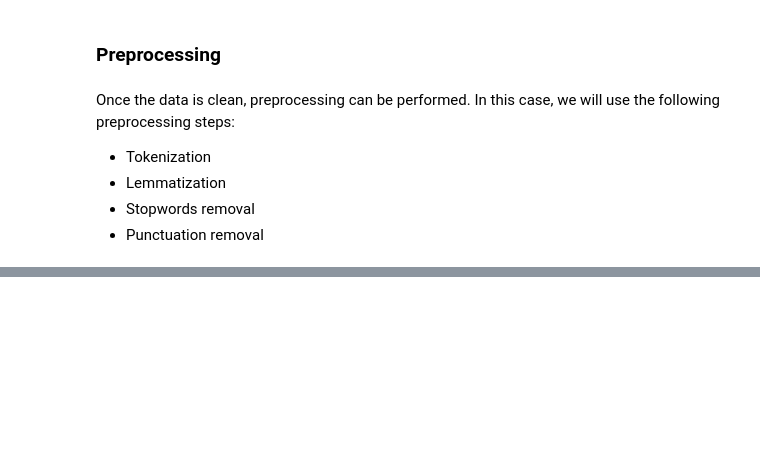
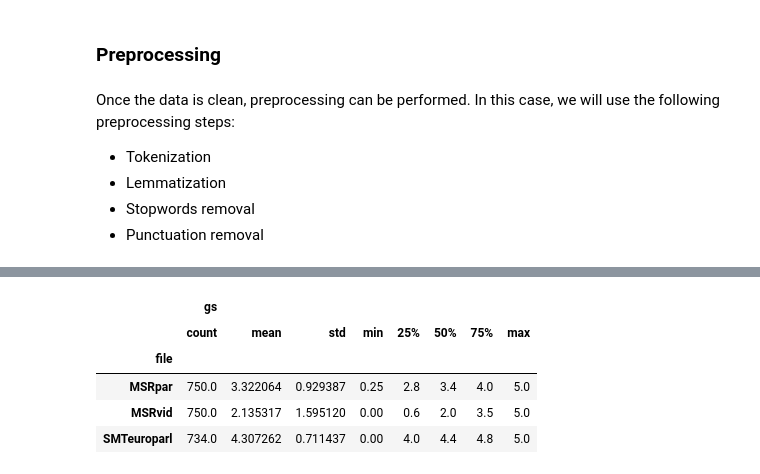
Before and after one commit to BecTome/NLP_SemanticTextualSimilarity, a Jupyter notebook: experiments/STSProject.ipynb, the cells around one changed output, grey strips where cells are left out. Saved outputs shown, nothing was run; the diff lists cells and outputs as text; code cells hidden in the pictures; blank space fills up the shorter version.

```diff
--- a/experiments/STSProject.ipynb
+++ b/experiments/STSProject.ipynb
@@ -164,0 +207,30 @@ Once the data is clean, preprocessing can be performed. In this case, we will us
+# %%
+def read_file(input_path, filename):
+    '''
+        Read the file and return a dataframe with the sentences and the gold standard
+    '''
+    dt = pd.read_csv(os.path.join(input_path, 'STS.input.' + filename + '.txt'),
+                        sep='\t|\\t', header=None, on_bad_lines='skip', engine='python')
+    dt['gs'] = pd.read_csv(os.path.join(input_path, 'STS.gs.' + filename + '.txt'),
+                            sep='\t|\\t',header=None, on_bad_lines='skip', engine='python')
+    dt.columns = ['sent1', 'sent2', 'gs']
+    return dt
+
+
+def load_data(input_path, ls_files):
+    '''
+    Load the data from the files
+
+    If no files are specified, the initialization files are used
+    '''
+
+    if ls_files is None:
+        ls_files = ls_files
+
+    data = pd.DataFrame()
+    for file in ls_files:
+        data_file = read_file(input_path, file)
+        data_file['file'] = file
+        data = pd.concat([data, data_file], axis=0, ignore_index=True)
+
+    return data
@@ -164,0 +280,9 @@ Once the data is clean, preprocessing can be performed. In this case, we will us
+# %%
+df_train.groupby('file').describe()
+# %% [output]
+|  | gs |  |  |  |  |  |  |  |
+|  | count | mean | std | min | 25% | 50% | 75% | max |
+| file |  |  |  |  |  |  |  |  |
+| MSRpar | 750.0 | 3.322064 | 0.929387 | 0.25 | 2.8 | 3.4 | 4.0 | 5.0 |
+| MSRvid | 750.0 | 2.135317 | 1.595120 | 0.00 | 0.6 | 2.0 | 3.5 | 5.0 |
+| SMTeuroparl | 734.0 | 4.307262 | 0.711437 | 0.00 | 4.0 | 4.4 | 4.8 | 5.0 |
```
Also changed, not shown: parts of 13 cells of this notebook.
